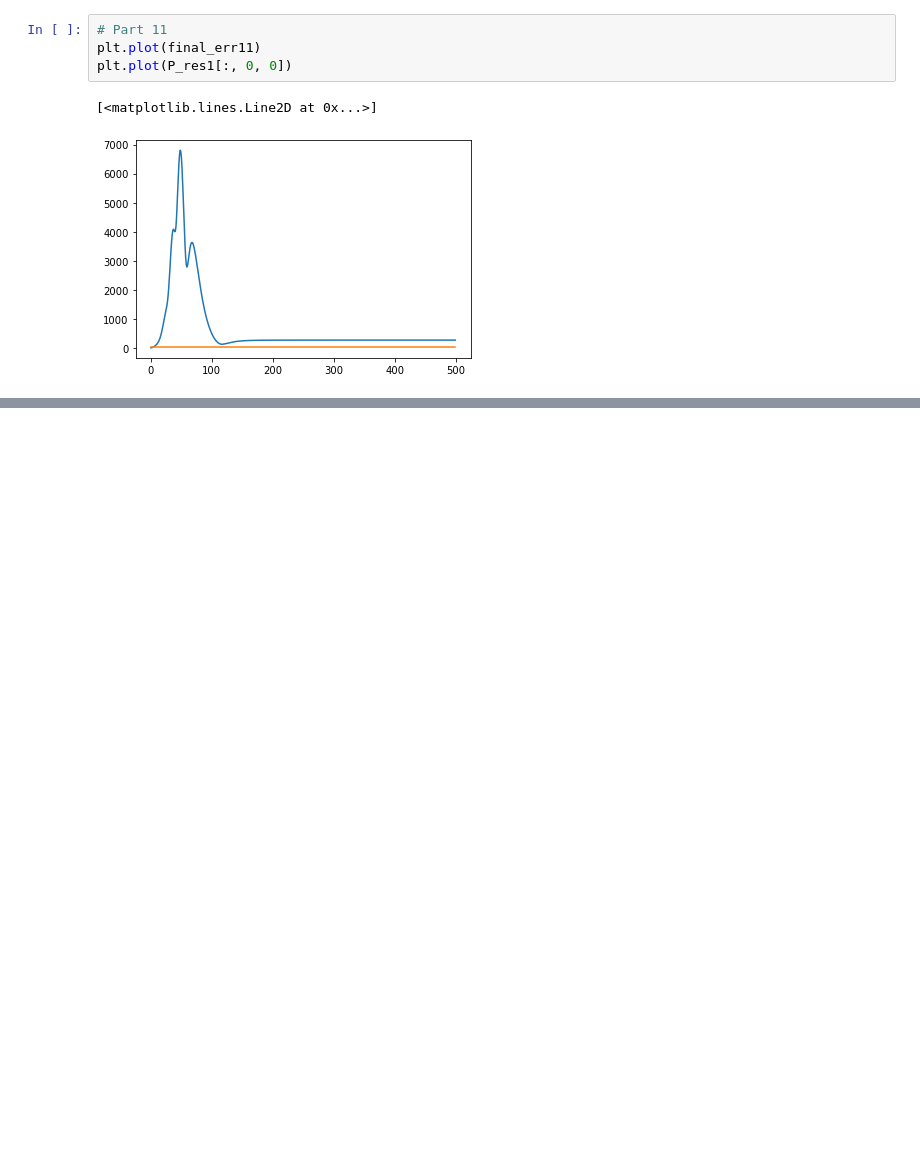
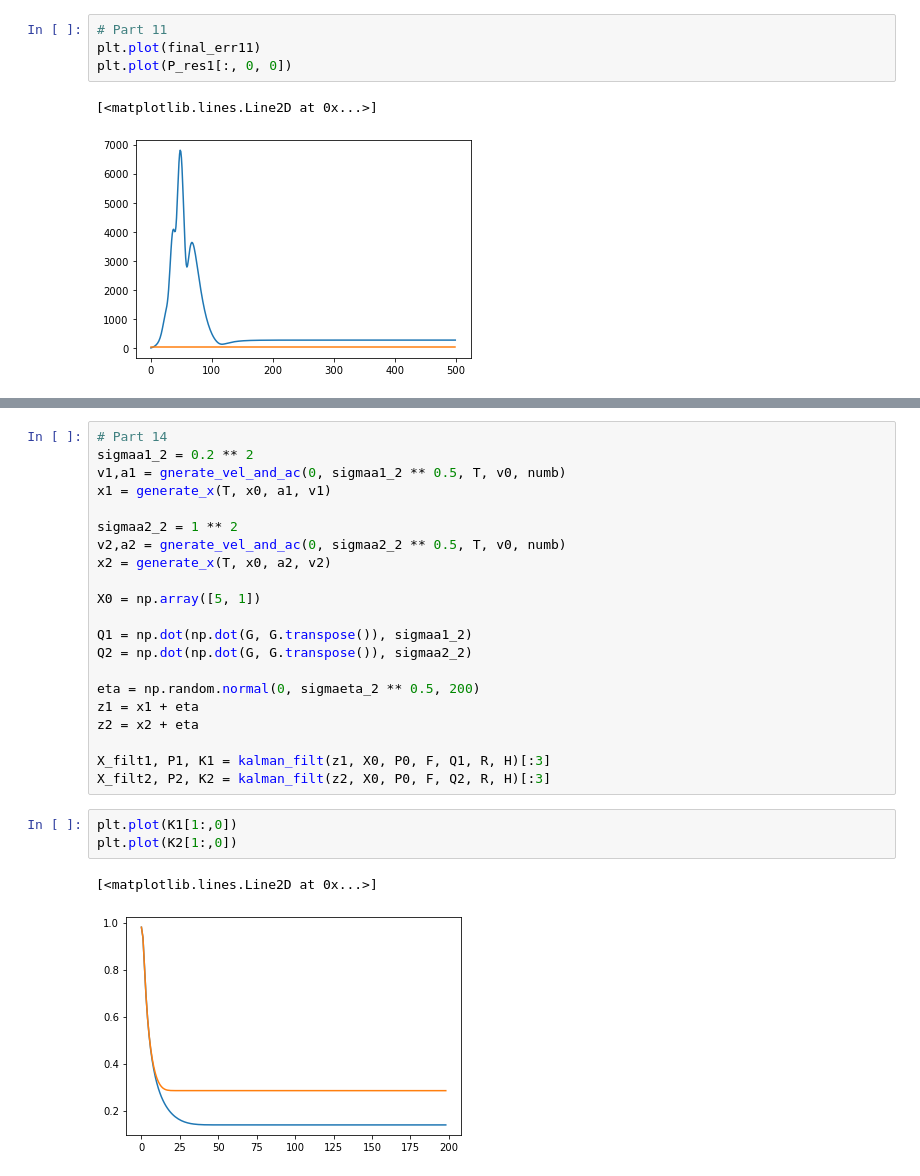
Before and after one commit to aliudvidere/EDP, a Jupyter notebook: EDP/EDP #5.ipynb, the cells around one changed output, grey strips where cells are left out. Saved outputs shown, nothing was run; the diff lists cells and outputs as text; blank space fills up the shorter version.

```diff
--- a/EDP/EDP #5.ipynb
+++ b/EDP/EDP #5.ipynb
@@ -240,0 +299,27 @@ plt.plot(final_err32)
+# %%
+# Part 14
+sigmaa1_2 = 0.2 ** 2
+v1,a1 = gnerate_vel_and_ac(0, sigmaa1_2 ** 0.5, T, v0, numb)
+x1 = generate_x(T, x0, a1, v1)
+
+sigmaa2_2 = 1 ** 2
+v2,a2 = gnerate_vel_and_ac(0, sigmaa2_2 ** 0.5, T, v0, numb)
+x2 = generate_x(T, x0, a2, v2)
+
+X0 = np.array([5, 1])
+
+Q1 = np.dot(np.dot(G, G.transpose()), sigmaa1_2)
+Q2 = np.dot(np.dot(G, G.transpose()), sigmaa2_2)
+
+eta = np.random.normal(0, sigmaeta_2 ** 0.5, 200)
+z1 = x1 + eta
+z2 = x2 + eta
+
+X_filt1, P1, K1 = kalman_filt(z1, X0, P0, F, Q1, R, H)[:3]
+X_filt2, P2, K2 = kalman_filt(z2, X0, P0, F, Q2, R, H)[:3]
+# %%
+plt.plot(K1[1:,0])
+plt.plot(K2[1:,0])
+# %% [output]
+[<matplotlib.lines.Line2D at 0x...>]
+[figure, added]
```
Also changed, not shown: parts of 19 cells of this notebook.
